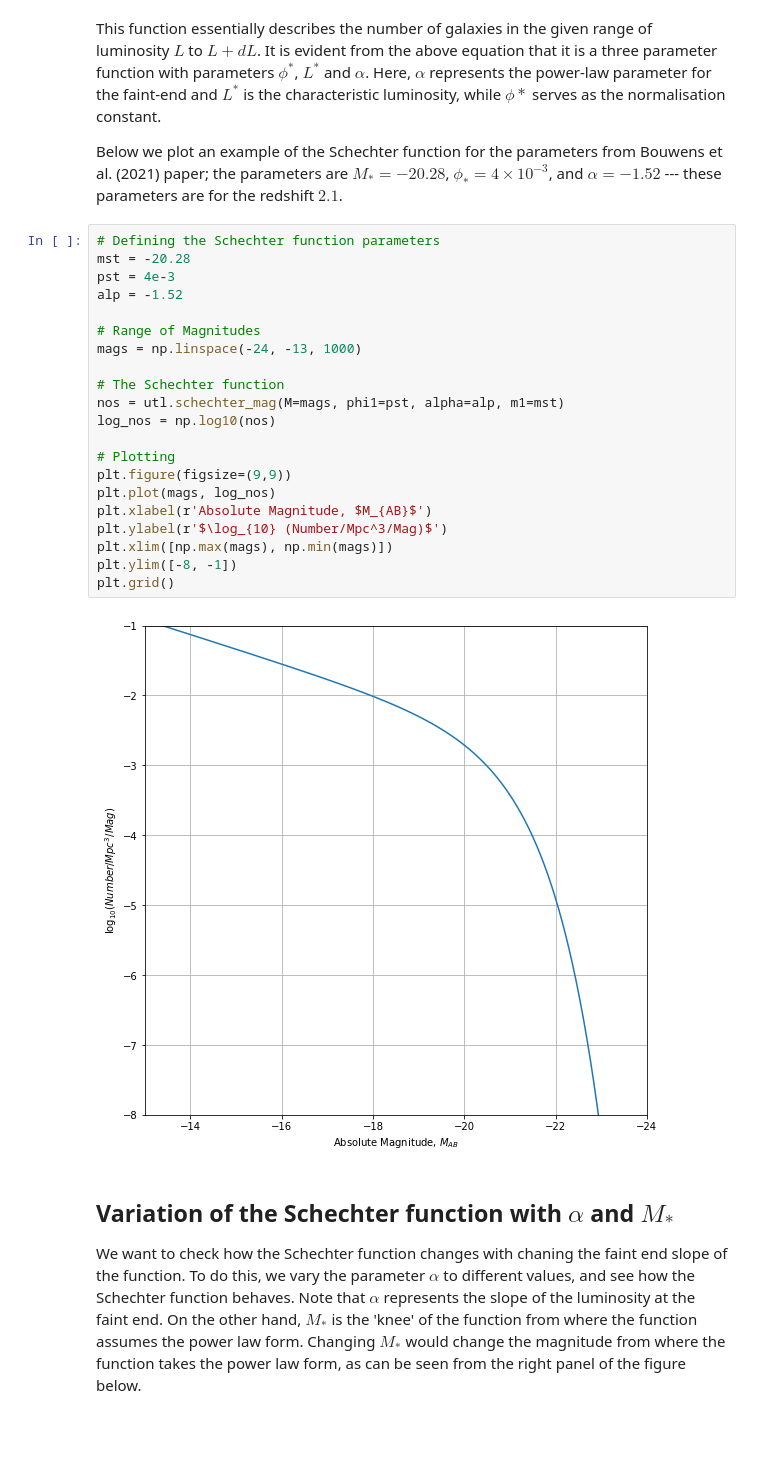
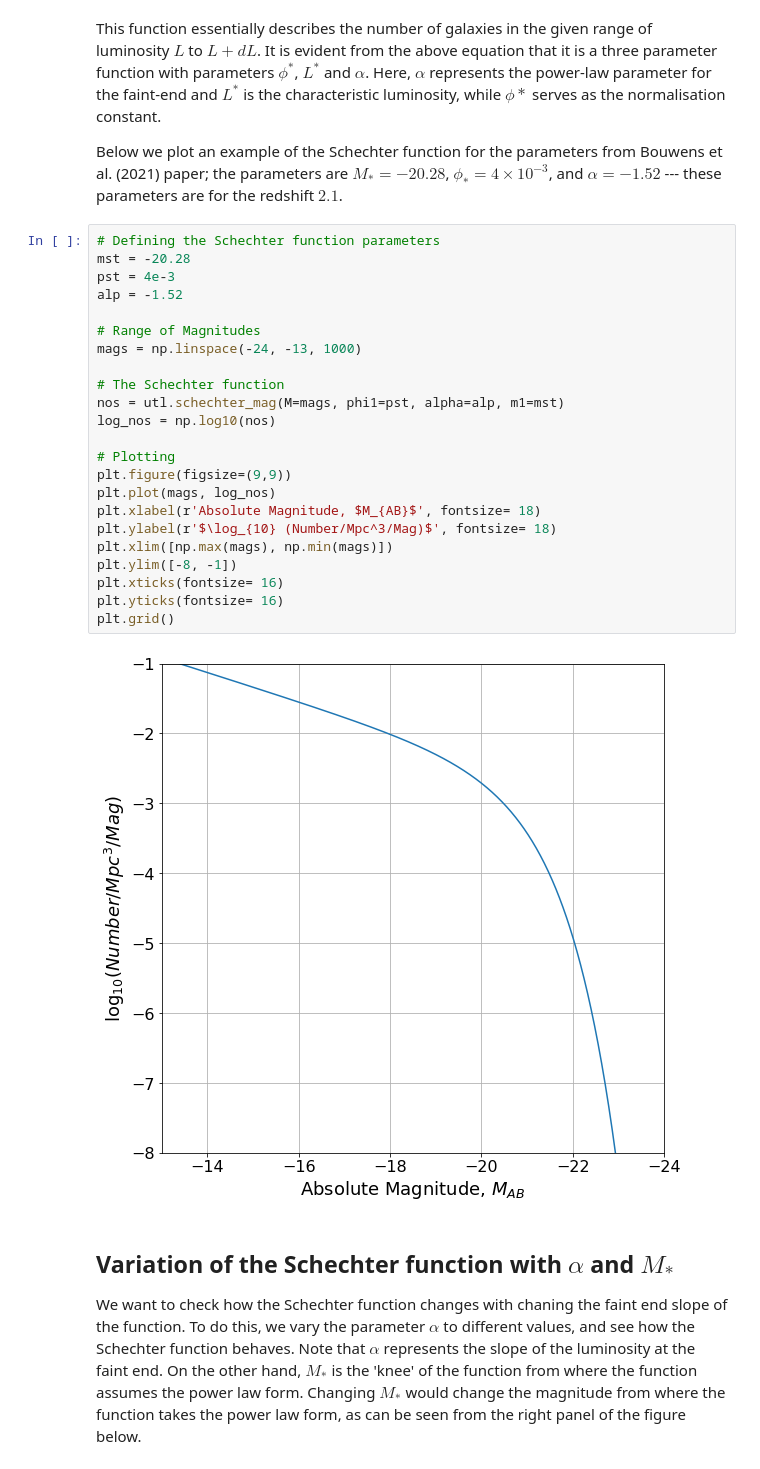
Before and after one commit to Jayshil/csfrd, a Jupyter notebook: Results/res.ipynb, the cells around one changed output. Saved outputs shown, nothing was run; the diff lists cells and outputs as text; blank space fills up the shorter version.

```diff
--- a/Results/res.ipynb
+++ b/Results/res.ipynb
@@ -22,26 +22,28 @@ Below we plot an example of the Schechter function for the parameters from Bouwe
 # %%
 # Defining the Schechter function parameters
 mst = -20.28
 pst = 4e-3
 alp = -1.52
 
 # Range of Magnitudes
 mags = np.linspace(-24, -13, 1000)
 
 # The Schechter function
 nos = utl.schechter_mag(M=mags, phi1=pst, alpha=alp, m1=mst)
 log_nos = np.log10(nos)
 
 # Plotting
 plt.figure(figsize=(9,9))
 plt.plot(mags, log_nos)
-plt.xlabel(r'Absolute Magnitude, $M_{AB}$')
-plt.ylabel(r'$\log_{10} (Number/Mpc^3/Mag)$')
+plt.xlabel(r'Absolute Magnitude, $M_{AB}$', fontsize= 18)
+plt.ylabel(r'$\log_{10} (Number/Mpc^3/Mag)$', fontsize= 18)
 plt.xlim([np.max(mags), np.min(mags)])
 plt.ylim([-8, -1])
+plt.xticks(fontsize= 16)
+plt.yticks(fontsize= 16)
 plt.grid()
 # %% [output]
-[figure, old version]
+[figure, new version]
 # %% [markdown]
 ## Variation of the Schechter function with $\alpha$ and $M_*$
 
```
